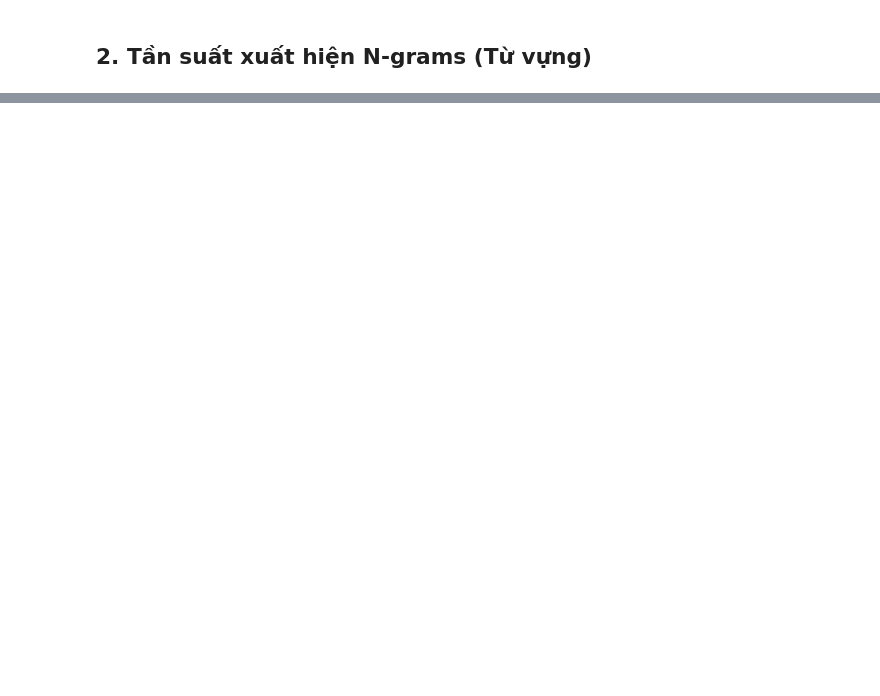
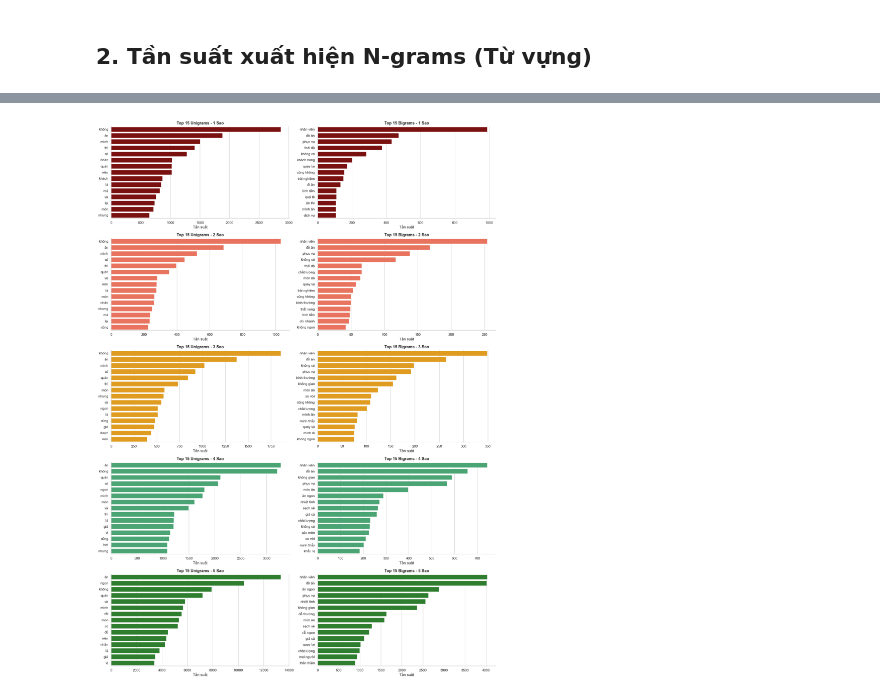
Before and after one commit to chichic21039/ML-Lab1-Restaurant, a Jupyter notebook: preprocessing and eda/preprocessing_and_eda.ipynb, the cells around one changed output, grey strips where cells are left out. Saved outputs shown, nothing was run; the diff lists cells and outputs as text; code cells hidden in the pictures; blank space fills up the shorter version.

```diff
--- a/preprocessing and eda/preprocessing_and_eda.ipynb
+++ b/preprocessing and eda/preprocessing_and_eda.ipynb
@@ -1107,0 +1040,88 @@ Sau khi bóc tách các cụm từ phổ biến (Unigrams và Bigrams) của cá
+# %%
+from sklearn.feature_extraction.text import CountVectorizer
+import matplotlib.pyplot as plt
+import seaborn as sns
+import pandas as pd
+import os
+
+# Hàm phụ trợ để trích xuất N-gram từ một tập văn bản
+def get_top_ngrams(corpus, n=None, ngram_range=(1, 1)):
+    if len(corpus) == 0:
+        return []
+
+    # Khởi tạo CountVectorizer
+    vec = CountVectorizer(ngram_range=ngram_range).fit(corpus)
+    bag_of_words = vec.transform(corpus)
+    sum_words = bag_of_words.sum(axis=0)
+
+    # Lấy danh sách từ và tần suất
+    words_freq = [(word, sum_words[0, idx]) for word, idx in vec.vocabulary_.items()]
+    # Sắp xếp giảm dần theo tần suất
+    words_freq = sorted(words_freq, key=lambda x: x[1], reverse=True)
+
+    # Nếu n=None, trả về toàn bộ danh sách
+    return words_freq if n is None else words_freq[:n]
+
+# Hàm vẽ biểu đồ (Trực quan hóa)
+def plot_ngrams(ax, data, title, color):
+    if not data: # Bỏ qua nếu không có dữ liệu
+        return
+    df_ngrams = pd.DataFrame(data, columns=['N-gram', 'Tần suất'])
+    sns.barplot(x='Tần suất', y='N-gram', data=df_ngrams, ax=ax, color=color)
+    ax.set_title(title, fontweight='bold', fontsize=13)
+    ax.set_xlabel('Tần suất')
+    ax.set_ylabel('')
+
+# Tạo không gian vẽ 10 biểu đồ (5 hàng x 2 cột)
+fig, axes = plt.subplots(5, 2, figsize=(18, 25))
+
+# Dải màu hiển thị từ Tiêu cực (Đỏ) -> Tích cực (Xanh)
+colors = ['darkred', 'tomato', 'orange', 'mediumseagreen', 'forestgreen']
+
+# --- THÚNG CHỨA ĐỂ LƯU TOÀN BỘ DỮ LIỆU N-GRAMS ---
+all_ngrams_data = []
+
+# Duyệt qua từng mức rating từ 1 đến 5
+for i, rating in enumerate(range(1, 6)):
+    # Lấy dữ liệu theo rating
+    corpus = df_reviews[df_reviews['rating'] == rating]['comment'].dropna()
+    print(f"Số lượng review {rating} sao: {len(corpus)}")
+
+    # RÚT TRÍCH TOÀN BỘ N-GRAMS (Không đưa giới hạn n vào)
+    all_unigrams = get_top_ngrams(corpus, n=None, ngram_range=(1, 1))
+    all_bigrams = get_top_ngrams(corpus, n=None, ngram_range=(2, 2))
+
+    # Lưu vào danh sách tổng
+    for ngram, freq in all_unigrams:
+        all_ngrams_data.append({'Rating': rating, 'Loại': 'Unigram', 'N-gram': ngram, 'Tần suất': freq})
+
+    for ngram, freq in all_bigrams:
+        all_ngrams_data.append({'Rating': rating, 'Loại': 'Bigram', 'N-gram': ngram, 'Tần suất': freq})
+
+    # Vẽ biểu đồ cho hàng thứ i (Vẫn chỉ cắt Top 15 để hình vẽ không bị quá tải)
+    plot_ngrams(axes[i, 0], all_unigrams[:15], f'Top 15 Unigrams - {rating} Sao', colors[i])
+    plot_ngrams(axes[i, 1], all_bigrams[:15],  f'Top 15 Bigrams - {rating} Sao', colors[i])
+
+# Căn chỉnh layout cho đẹp
+plt.tight_layout()
+sns.despine()
+plt.show()
+
+# ====================================================
+# XUẤT DỮ LIỆU N-GRAMS RA FILE DƯỚI DẠNG CSV
+# ====================================================
+df_all_ngrams = pd.DataFrame(all_ngrams_data)
+
+# Đảm bảo thư mục lưu trữ đã tồn tại
+save_dir = '../dataset/preprocessed'
+if not os.path.exists(save_dir):
+    os.makedirs(save_dir)
+
+output_path = os.path.join(save_dir, 'all_ngrams_by_rating.csv')
+
+# Ghi ra file (utf-8-sig để Excel đọc không bị lỗi font tiếng Việt)
+# df_all_ngrams.to_csv(output_path, index=False, encoding='utf-8-sig')
+
+# print(f"\n✅ Đã xuất TOÀN BỘ danh sách N-grams (Unigrams + Bigrams) thành công tại: {output_path}")
+# print(f"Tổng số n-grams được lưu: {len(df_all_ngrams):,} dòng dữ liệu.")
+# %% [output]
@@ -1107,0 +1133 @@ Sau khi bóc tách các cụm từ phổ biến (Unigrams và Bigrams) của cá
+[figure, added]
```
Also changed, not shown: parts of 15 cells of this notebook, 1 other file.
